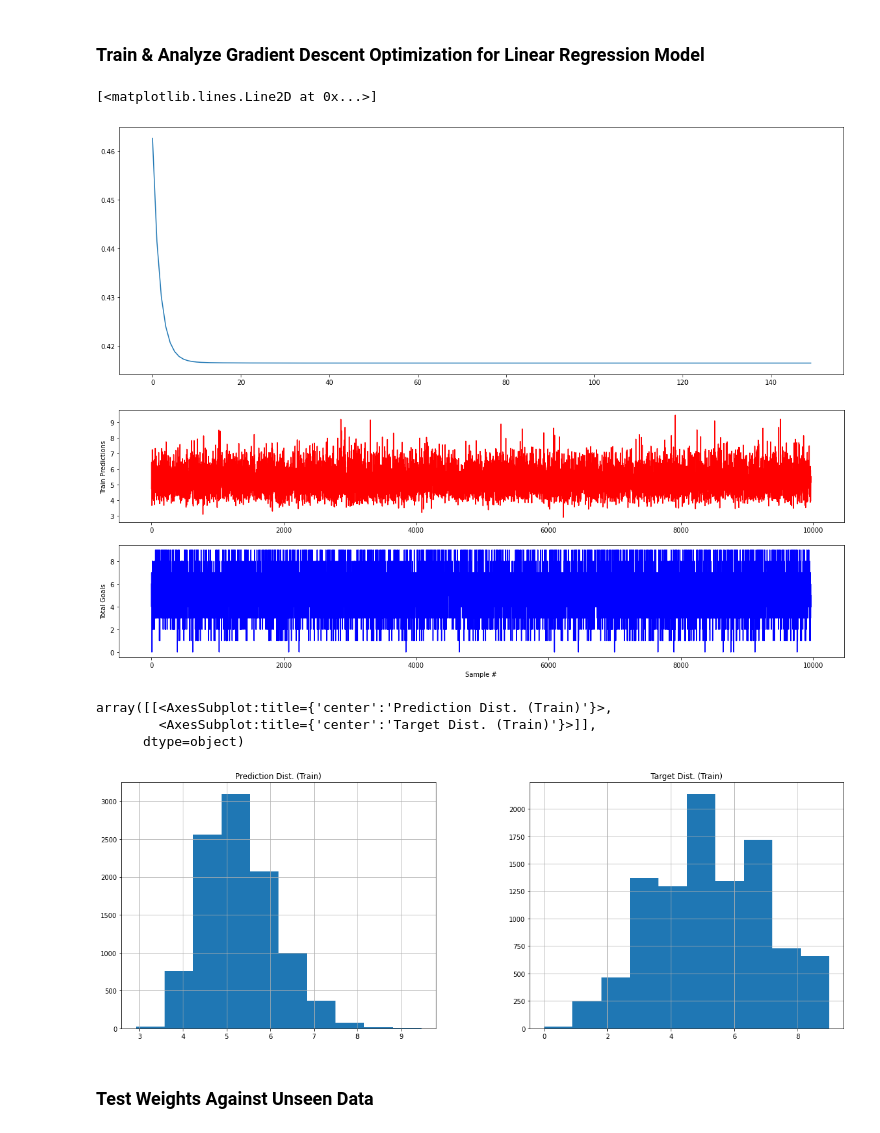
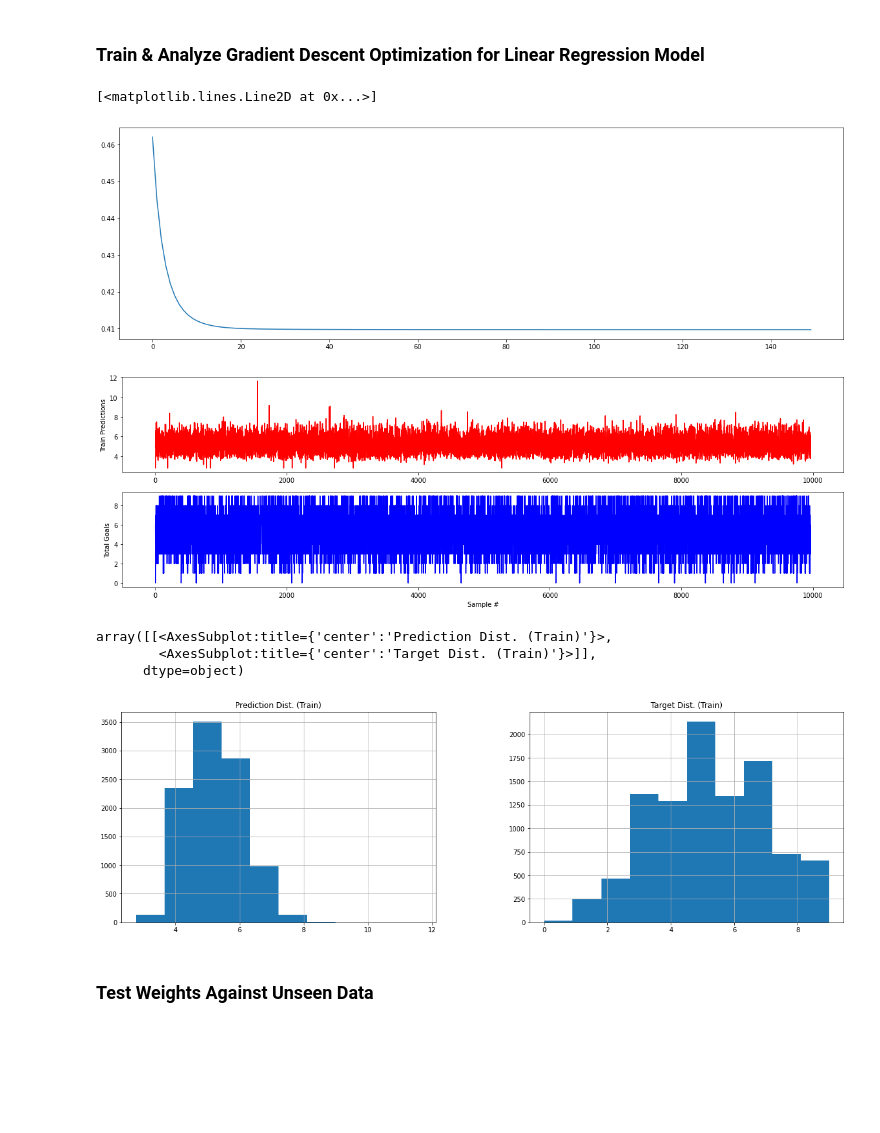
Before and after one commit to oscj/nhl-fts-prediction, a Jupyter notebook: expl/grad_des_lr.ipynb, the cells around one changed output. Drawn from its saved outputs; the diff is of its cells as text; code cells hidden in the pictures; blank space fills up the shorter version.

```diff
--- a/expl/grad_des_lr.ipynb
+++ b/expl/grad_des_lr.ipynb
@@ -61,4 +61,9 @@ t_train = targets[:int(targets.shape[0] * 0.8)]
 x_test = features[int(features.shape[0] * 0.8):]
 t_test = targets[int(targets.shape[0] * 0.8):]
 
-game_stats
+# Augment squared features to x_train and x_test
+x_train = np.concatenate((x_train, x_train ** 2), axis=1)
+x_test = np.concatenate((x_test, x_test ** 2), axis=1)
+
+# x_train_df = pd.DataFrame(x_train)
+# x_train_df
@@ -106,10 +97,11 @@ def gradient_descent(x_train, t_train, learning_rate, epochs):
 # %%
 theta, theta_history, costs = gradient_descent(x_train, t_train, 0.000015, 150)
 # %%
+plt.rcParams["figure.figsize"] = (20, 6)
 plt.plot(costs)
 # %% [output]
 [<matplotlib.lines.Line2D at 0x...>]
-[figure, old version]
+[figure, new version]
 # %%
 train_predictions = np.dot(x_train, theta)
 # %%
@@ -130,7 +122,7 @@ plt.ylabel('Total Goals')
 plt.xlabel('Sample #')
 plt.show()
 # %% [output]
-[figure, old version]
+[figure, new version]
 # %%
 pred_and_targets_df = pd.DataFrame({'Prediction Dist. (Train)': train_predictions, 'Target Dist. (Train)': t_train})
 pred_and_targets_df.hist()
@@ -138,7 +130,7 @@ pred_and_targets_df.hist()
 array([[<AxesSubplot:title={'center':'Prediction Dist. (Train)'}>,
         <AxesSubplot:title={'center':'Target Dist. (Train)'}>]],
       dtype=object)
-[figure, old version]
+[figure, new version]
 # %% [markdown]
 ### Test Weights Against Unseen Data
 # %%
```
Also changed, not shown: parts of 4 cells of this notebook, 2 other files.
